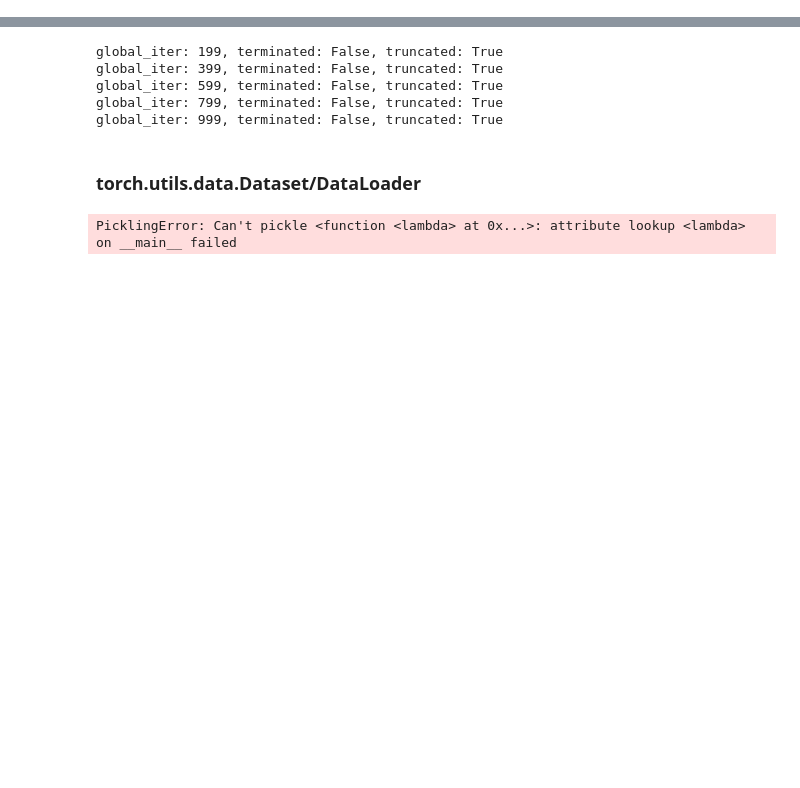
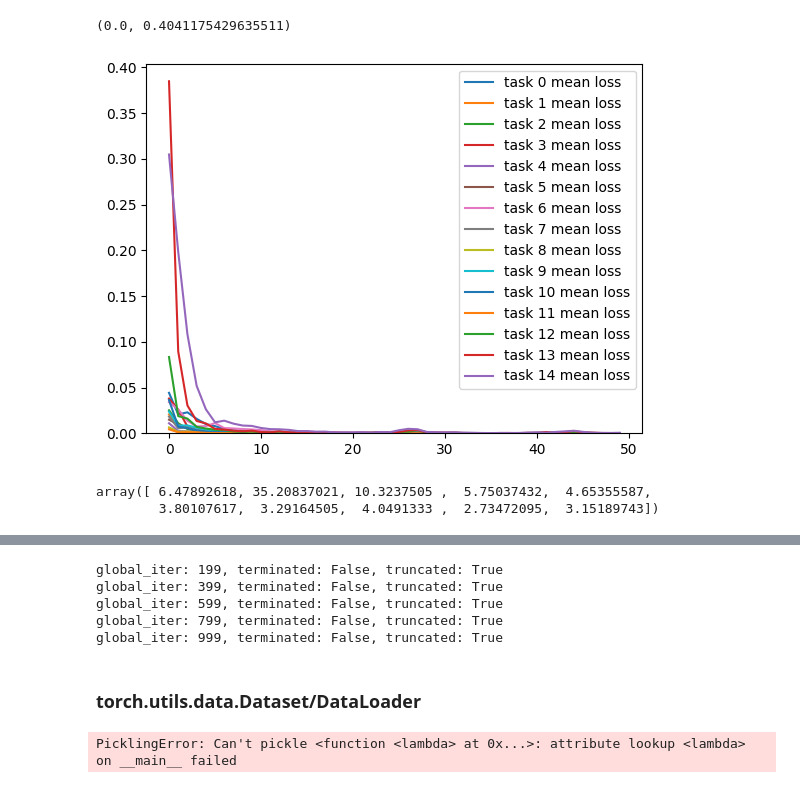
Before and after one commit to DevinCrowley/agaid, a Jupyter notebook: agaid_scratch.ipynb, the cells around one changed output, grey strips where cells are left out. Drawn from its saved outputs; the diff is of its cells as text; code cells hidden in the pictures; blank space fills up the shorter version.

```diff
--- a/agaid_scratch.ipynb
+++ b/agaid_scratch.ipynb
@@ -24,0 +280,19 @@ with open('plot_st_matrix.py', 'r') as file:
+# %%
+for task in range(15):
+    state_losses = []
+    for state_element in range(3):
+        steps, vals = get_steps_values(ea, f'train/task losses/task_{task}/state element {state_element}')
+        state_losses.append(vals)
+    task_loss = np.mean(state_losses, axis=0)
+    plt.plot(task_loss, label=f'task {task} mean loss')
+plt.legend()
+plt.ylim(0)
+# %% [output]
+(0.0, 0.4041175429635511)
+[figure, added]
+# %%
+size_model_vals.shape, sizes, models
+size_model_vals[:, 0]
+# %% [output]
+array([ 6.47892618, 35.20837021, 10.3237505 ,  5.75037432,  4.65355587,
+        3.80107617,  3.29164505,  4.0491333 ,  2.73472095,  3.15189743])
```
Also changed, not shown: parts of 59 cells of this notebook.
